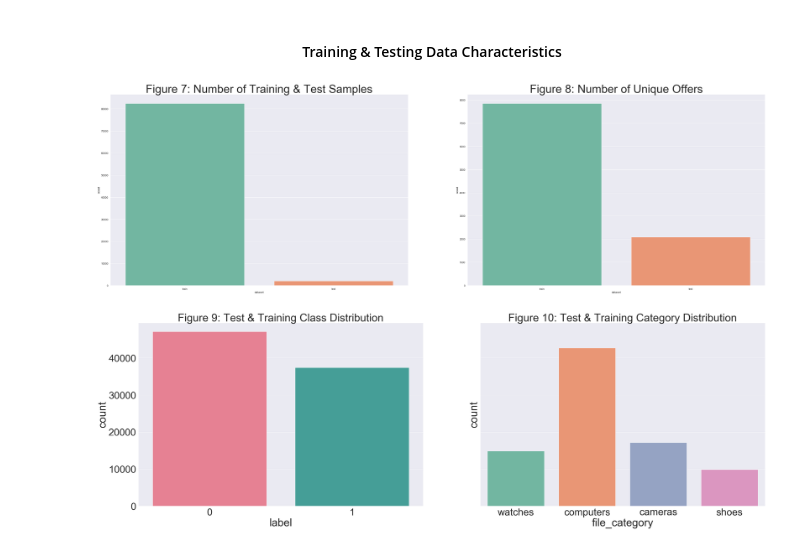
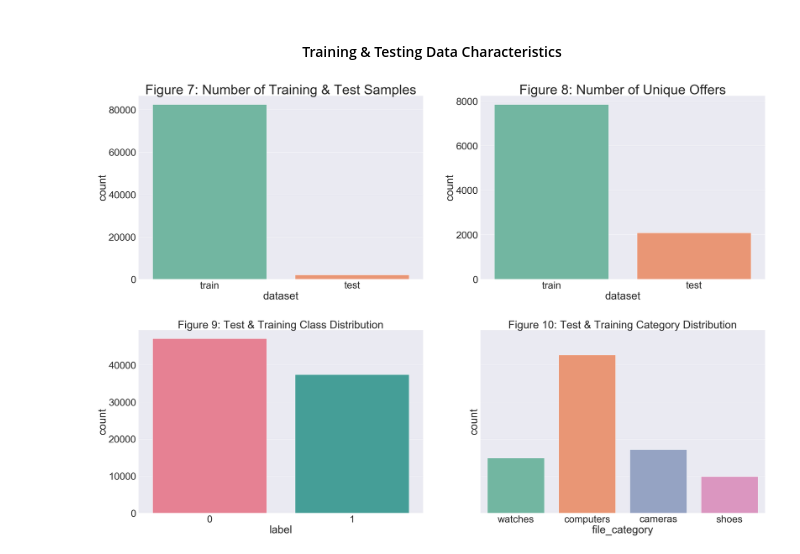
Before and after one commit to kylegilde/Entity-Matching-in-Online-Retail, a Jupyter notebook: Presentation.ipynb, the cells around one changed output. Cells and saved outputs as stored; diff of their text form; code cells hidden in the pictures.

```diff
--- a/Presentation.ipynb
+++ b/Presentation.ipynb
@@ -269,30 +278,30 @@ m = g.map(sns.barplot, 'value_counts', 'value')
 # %%
 test_train_characteristics = train_test_feature_pairs[['label', 'dataset', 'file_category']]
 unique_offers = train_test_feature_pairs.set_index('dataset')[OFFER_ID_COLUMNS].stack().reset_index().drop('level_1', axis=1).drop_duplicates()
 
 fig, axes = plt.subplots(ncols=2, figsize=(50, 15), sharey=False)
 
 
 # plt.rcParams.update({'font.size': 35})
 # st = fig.suptitle("Training and Testing Dataset Characteristics: Part 1")
 
-sns.set(font_scale=4)
+sns.set(font_scale=5)
 
 sns.countplot(x='dataset',
               data=test_train_characteristics,
               palette=sns.color_palette("Set2"),
               ax=axes[0])\
             .set_title('Figure 7: Number of Training & Test Samples')
 
 ax1 = sns.countplot(x='dataset',
               data=unique_offers,
               palette=sns.color_palette("Set2"),
               ax=axes[1])\
             .set_title('Figure 8: Number of Unique Offers')
 
 if SAVE_PLOTS: plt.savefig('fig-07-08-sample-offers.png', bbox_inches = "tight")
 # %% [output]
-[figure, old version]
+[figure, new version]
 # %%
 fig, axes = plt.subplots(ncols=2, figsize=(50, 15), sharey=True)
 
```
Also changed, not shown: parts of 5 cells of this notebook, 3 other files.
